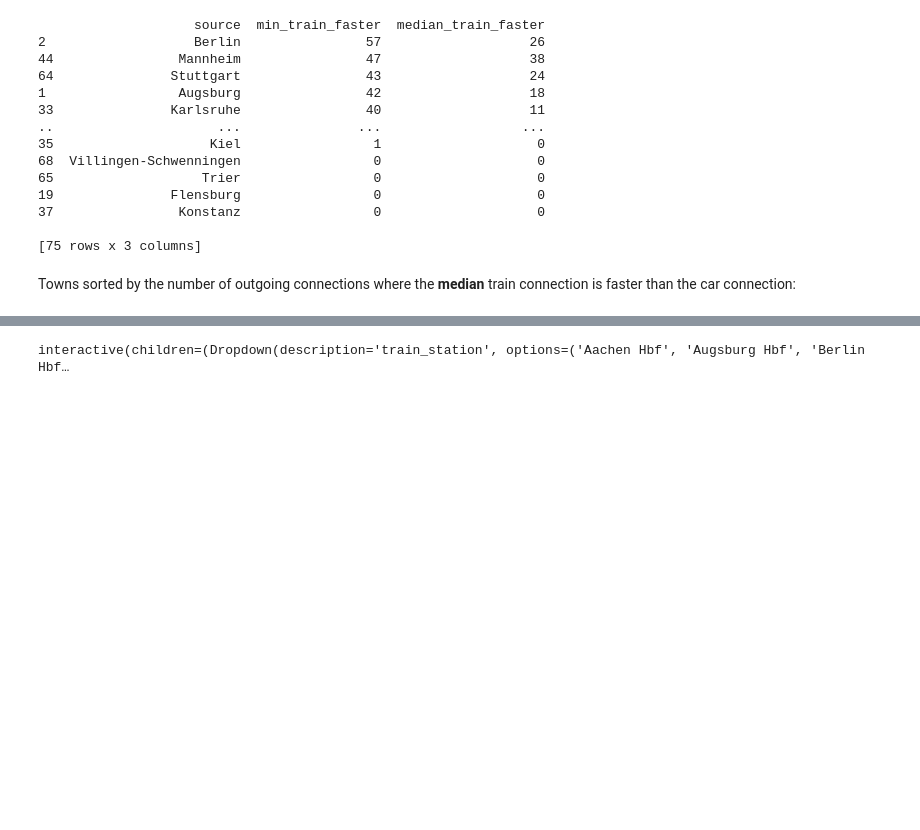
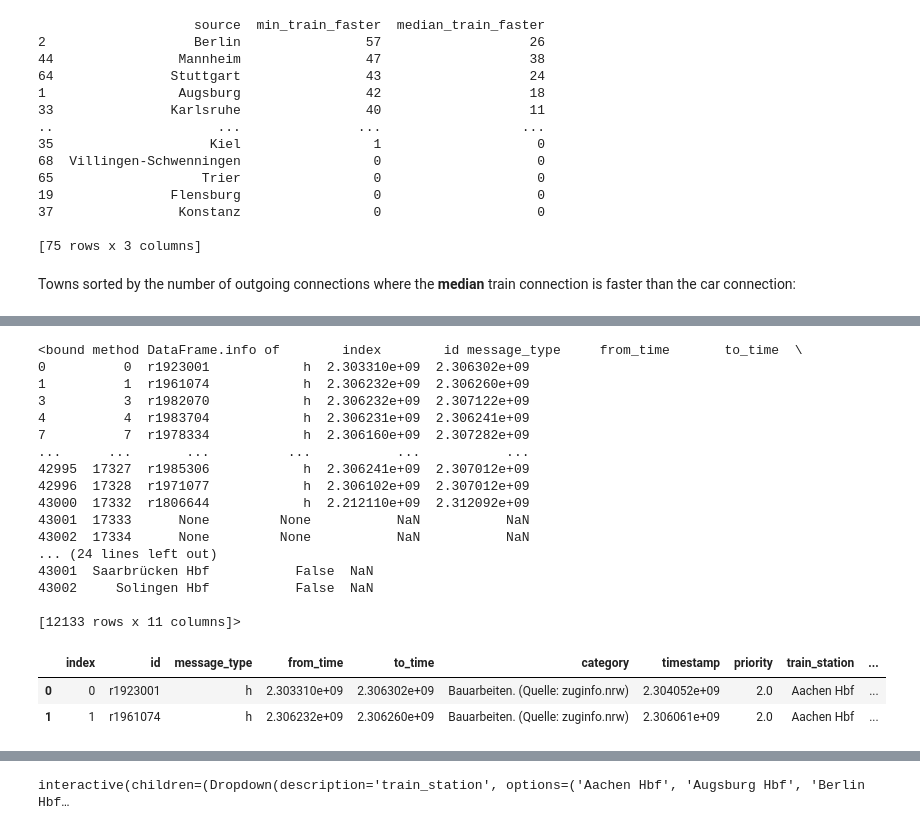
Before and after one commit to dominic0df/2023-amse, a Jupyter notebook: report.ipynb, the cells around one changed output, grey strips where cells are left out. Drawn from its saved outputs; the diff is of its cells as text; code cells hidden in the pictures; blank space fills up the shorter version.

```diff
--- a/report.ipynb
+++ b/report.ipynb
@@ -254,0 +328,25 @@ print(town_ranking)
+# %%
+ds2_df = ds2_df.drop_duplicates(subset=["id", "message_type", "from_time", "to_time", "category", "timestamp", "priority", "train_station", "problems_found", "del"])
+print(ds2_df.info)
+ds2_df.head(2)
+# %% [output]
+<bound method DataFrame.info of        index        id message_type     from_time       to_time  \
+0          0  r1923001            h  2.303310e+09  2.306302e+09
+1          1  r1961074            h  2.306232e+09  2.306260e+09
+3          3  r1982070            h  2.306232e+09  2.307122e+09
+4          4  r1983704            h  2.306231e+09  2.306241e+09
+7          7  r1978334            h  2.306160e+09  2.307282e+09
+...      ...       ...          ...           ...           ...
+42995  17327  r1985306            h  2.306241e+09  2.307012e+09
+42996  17328  r1971077            h  2.306102e+09  2.307012e+09
+43000  17332  r1806644            h  2.212110e+09  2.312092e+09
+43001  17333      None         None           NaN           NaN
+43002  17334      None         None           NaN           NaN
+... (24 lines left out)
+43001  Saarbrücken Hbf           False  NaN
+43002     Solingen Hbf           False  NaN
+
+[12133 rows x 11 columns]>
+|  | index | id | message_type | from_time | to_time | category | timestamp | priority | train_station | ... |
+| 0 | 0 | r1923001 | h | 2.303310e+09 | 2.306302e+09 | Bauarbeiten. (Quelle: zuginfo.nrw) | 2.304052e+09 | 2.0 | Aachen Hbf | ... |
+| 1 | 1 | r1961074 | h | 2.306232e+09 | 2.306260e+09 | Bauarbeiten. (Quelle: zuginfo.nrw) | 2.306061e+09 | 2.0 | Aachen Hbf | ... |
```
Also changed, not shown: parts of 28 cells of this notebook.
